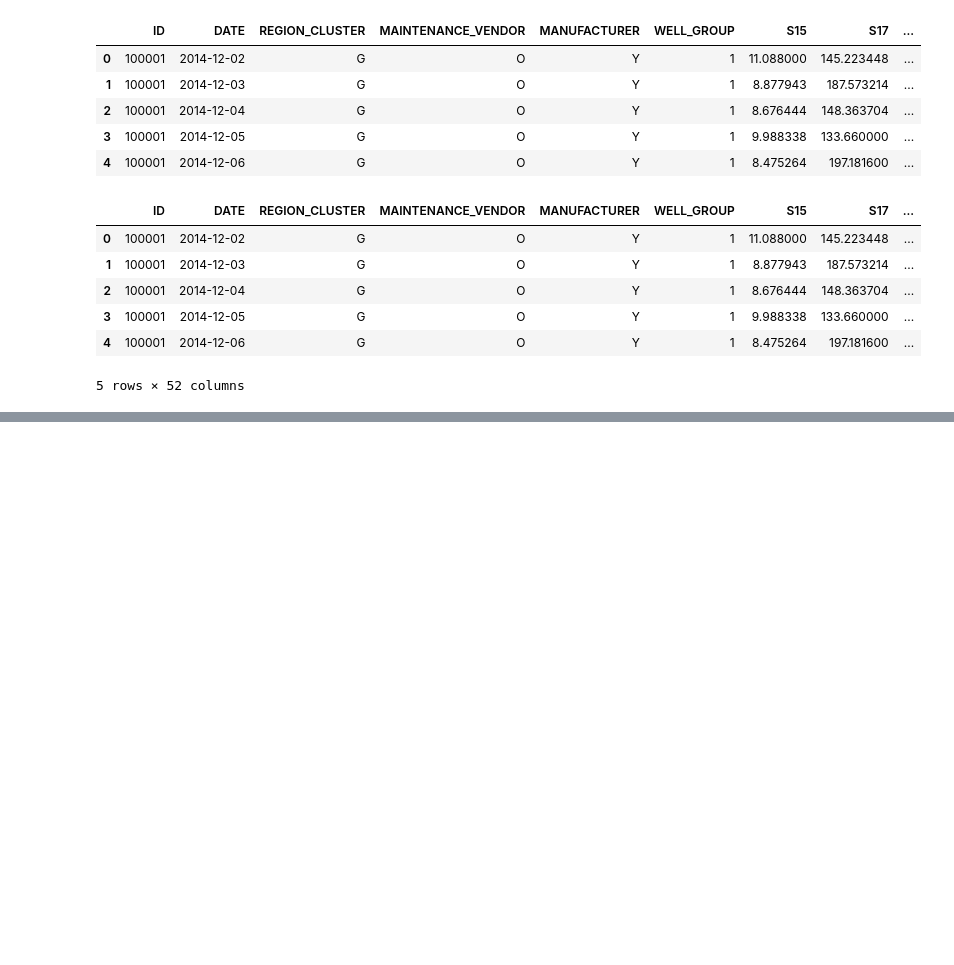
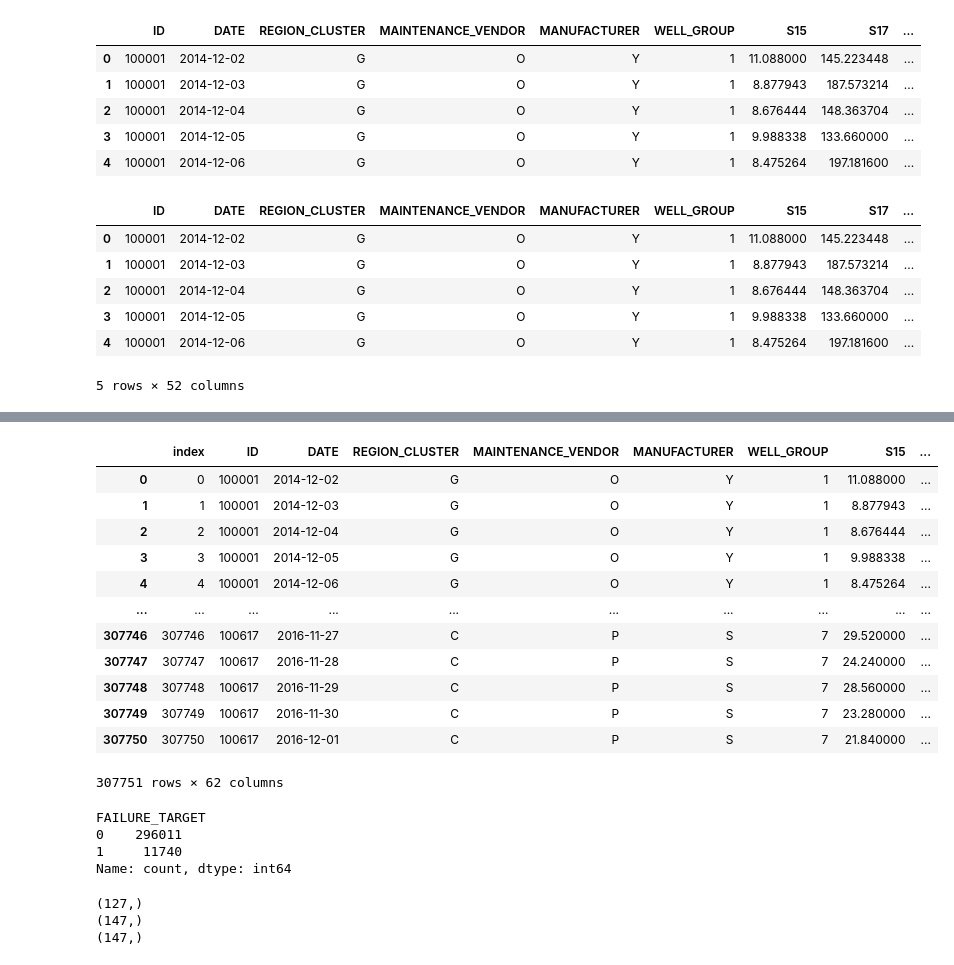
Before and after one commit to amitsas94/equipment_failure, a Jupyter notebook: components/EDA_equipment_failure.ipynb, the cells around one changed output, grey strips where cells are left out. Saved outputs shown, nothing was run; the diff lists cells and outputs as text; code cells hidden in the pictures; blank space fills up the shorter version.

```diff
--- a/components/EDA_equipment_failure.ipynb
+++ b/components/EDA_equipment_failure.ipynb
@@ -383,3 +383,19 @@ df2.head()
 | 3 | 100001 | 2014-12-05 | G | O | Y | 1 | 9.988338 | 133.660000 | ... |
 | 4 | 100001 | 2014-12-06 | G | O | Y | 1 | 8.475264 | 197.181600 | ... |
 5 rows × 52 columns
+# %%
+df2['S5_chg'] = np.where((df2.S5_mean == 0),0 , df2.S5/df2.S5_mean)
+
+
+df2['S13_chg'] = np.where((df2.S13_mean == 0),0 , df2.S13/df2.S13_mean)
+
+df2['S15_chg'] = np.where((df2.S15_mean==0),0 , df2.S15/df2.S15_mean)
+df2['S16_chg'] = np.where((df2.S16_mean == 0),0 , df2.S16/df2.S16_mean)
+df2['S17_chg'] = np.where((df2.S17_mean == 0),0 , df2.S17/df2.S17_mean)
+df2['S18_chg'] = np.where((df2.S18_mean == 0),0 , df2.S18/df2.S18_mean)
+df2['S19_chg'] = np.where((df2.S19_mean == 0),0 , df2.S19/df2.S19_mean)
+# %%
+target_window = 28
+df3 = df2.sort_values(by=['ID', 'DATE'], ascending=[True, True])
+df3.reset_index(level=0, inplace=True)
+df3.head()
@@ -385,0 +410,6 @@ df2.head()
+# %%
+df_fail = df3[df3['EQUIPMENT_FAILURE'] == 1]
+df_fail = df_fail[['ID', 'DATE']]
+df_fail.rename(columns={'DATE':'Failure_Date'}, inplace=True)
+df_fail.sort_values(by=['ID'], ascending=[True], inplace=True)
+df_fail
@@ -385,0 +430,3 @@ df2.head()
+# %%
+df3 = df3.merge(df_fail, on=['ID'], how='left')
+df3.head()
@@ -385,0 +441,28 @@ df2.head()
+# %%
+df3 = df3.sort_values(by=['ID', 'DATE'], ascending=[True, True])
+df3['diff'] = df3['Failure_Date'] - df3['DATE']
+df3['Time_to_Fail'] = df3['diff']/np.timedelta64(1, 'D')
+df3.drop(columns=['diff'], inplace=True)
+df3
+# %% [output]
+|  | index | ID | DATE | REGION_CLUSTER | MAINTENANCE_VENDOR | MANUFACTURER | WELL_GROUP | S15 | ... |
+| 0 | 0 | 100001 | 2014-12-02 | G | O | Y | 1 | 11.088000 | ... |
+| 1 | 1 | 100001 | 2014-12-03 | G | O | Y | 1 | 8.877943 | ... |
+| 2 | 2 | 100001 | 2014-12-04 | G | O | Y | 1 | 8.676444 | ... |
+| 3 | 3 | 100001 | 2014-12-05 | G | O | Y | 1 | 9.988338 | ... |
+| 4 | 4 | 100001 | 2014-12-06 | G | O | Y | 1 | 8.475264 | ... |
+| ... | ... | ... | ... | ... | ... | ... | ... | ... | ... |
+| 307746 | 307746 | 100617 | 2016-11-27 | C | P | S | 7 | 29.520000 | ... |
+| 307747 | 307747 | 100617 | 2016-11-28 | C | P | S | 7 | 24.240000 | ... |
+| 307748 | 307748 | 100617 | 2016-11-29 | C | P | S | 7 | 28.560000 | ... |
+| 307749 | 307749 | 100617 | 2016-11-30 | C | P | S | 7 | 23.280000 | ... |
+| 307750 | 307750 | 100617 | 2016-12-01 | C | P | S | 7 | 21.840000 | ... |
+307751 rows × 62 columns
+# %%
+df3['FAILURE_TARGET'] = np.where(((df3.Time_to_Fail < target_window) & ((df3.Time_to_Fail>=0))), 1, 0)
+df3.FAILURE_TARGET.value_counts()
+# %% [output]
+FAILURE_TARGET
+0    296011
+1     11740
+Name: count, dtype: int64
@@ -385,0 +481,8 @@ df2.head()
+# %%
+print(val_ids.shape)
+print(train_ids.shape)
+print(test_ids.shape)
+# %% [output]
+(127,)
+(147,)
+(147,)
```
Also changed, not shown: parts of 7 cells of this notebook.
